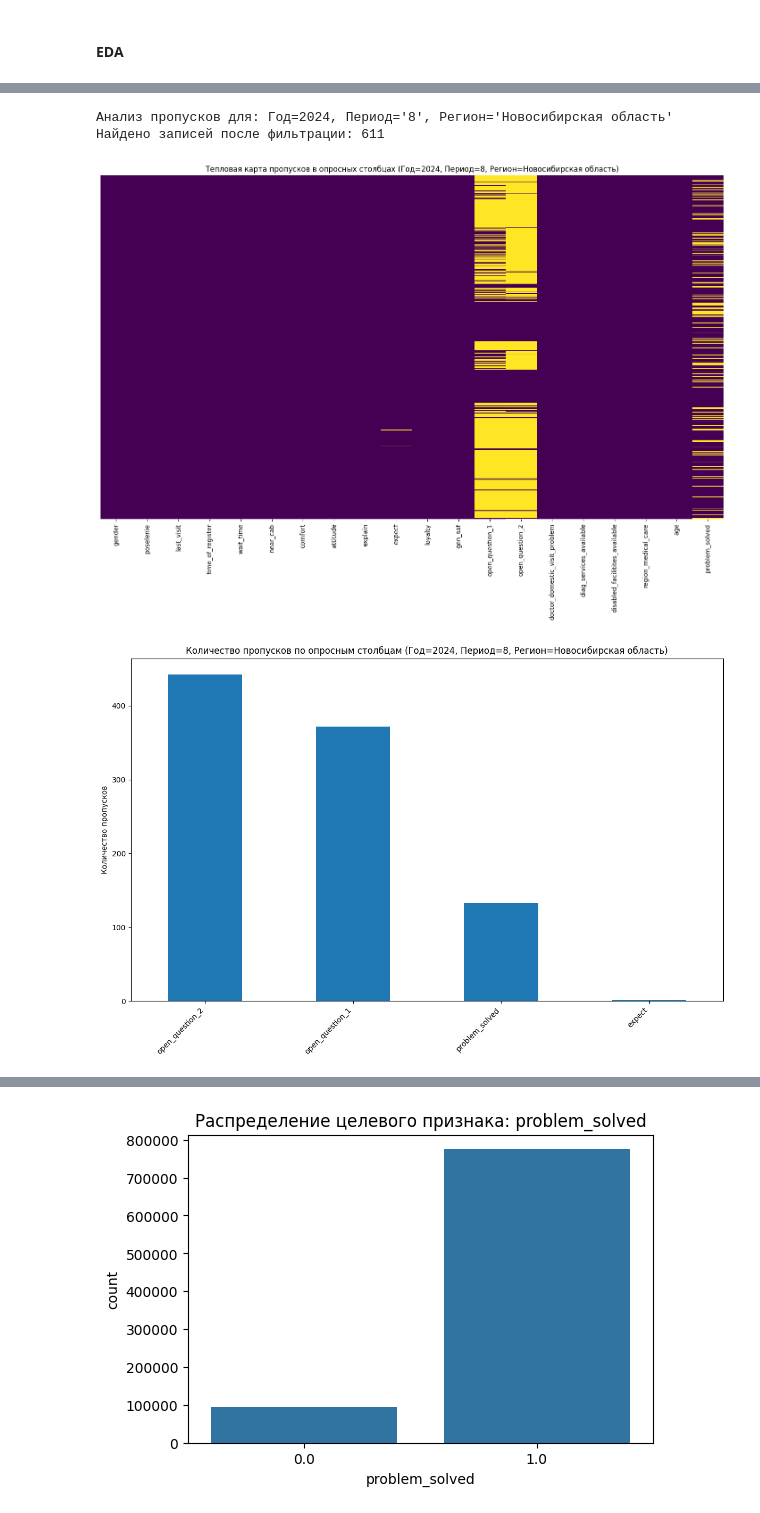
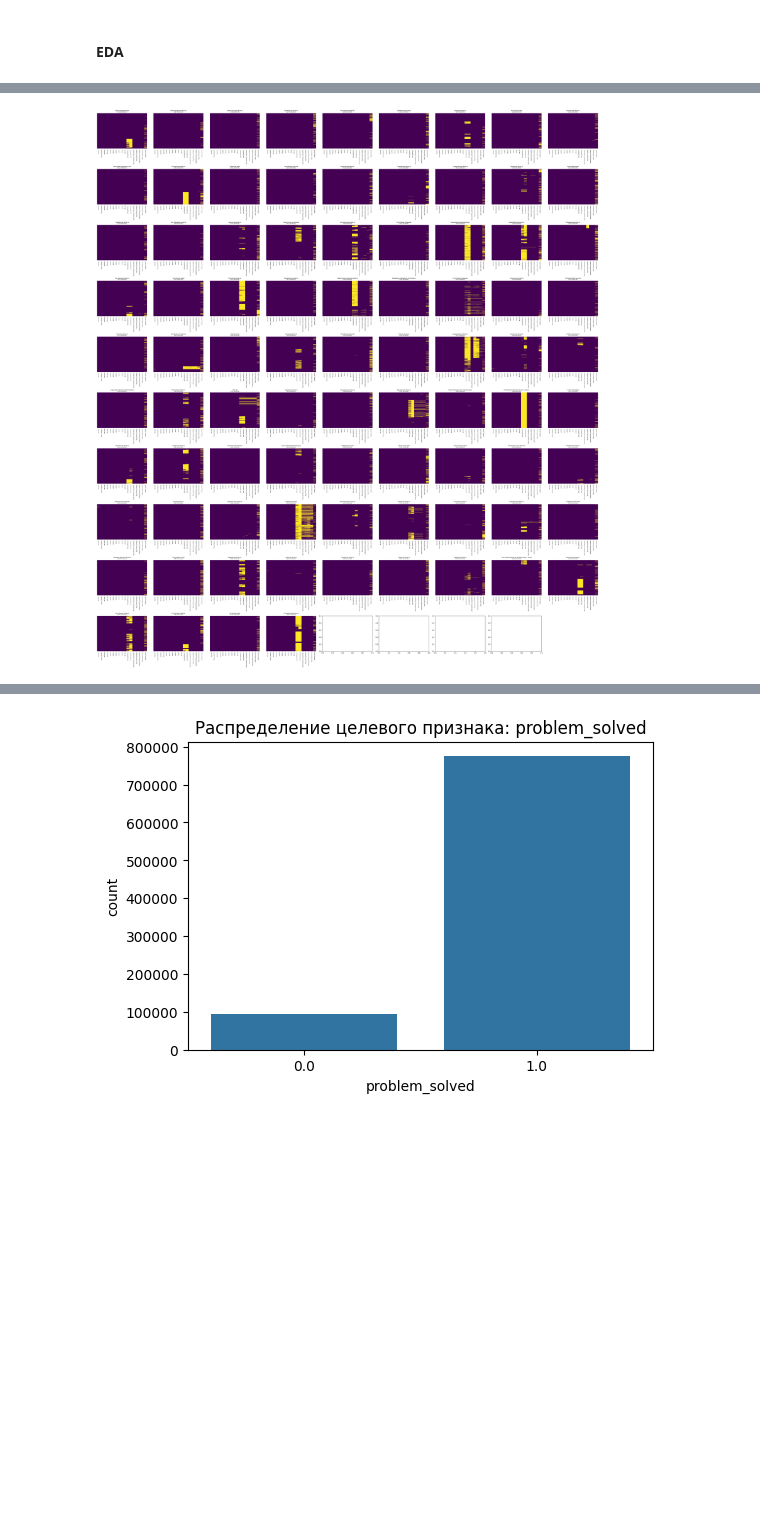
Before and after one commit to nikitazhuikov/Kaggle, a Jupyter notebook: Anketa.ipynb, the cells around one changed output, grey strips where cells are left out. Drawn from its saved outputs; the diff is of its cells as text; code cells hidden in the pictures; blank space fills up the shorter version.

Commit message:
Added all region analysis

```diff
--- a/Anketa.ipynb
+++ b/Anketa.ipynb
@@ -278,47 +275,38 @@ else:
-# %%
-# Фильтрация данных для 2023 года, Декабрь, Московская область
-year_filter_specific = 2024
-period_filter_specific = 8 # Убедитесь, что значение соответствует данным в столбце 'Период'
-region_filter_specific = 'Новосибирская область' # Убедитесь, что значение соответствует данным в столбце 'Регион'
-
-# Предполагается, что df_analysis и survey_cols определены в предыдущей ячейке (cell 12)
-df_filtered_specific = df_analysis[
-    (df_analysis['Календарный_год'] == year_filter_specific) &
-    (df_analysis['Период'] == period_filter_specific) &
-    (df_analysis['Регион'] == region_filter_specific)
-]
-
-print(f"\nАнализ пропусков для: Год={year_filter_specific}, Период='{period_filter_specific}', Регион='{region_filter_specific}'")
-print(f"Найдено записей после фильтрации: {len(df_filtered_specific)}")
-
-if df_filtered_specific.empty:
-    print("Не найдено данных для указанных фильтров. Диаграммы не будут построены.")
-else:
-    # --- 1. Визуализация общего распределения пропусков для отфильтрованных данных ---
-    plt.figure(figsize=(18, 10))
-    sns.heatmap(df_filtered_specific[survey_cols].isnull(), cbar=False, cmap='viridis', yticklabels=False)
-    plt.title(f'Тепловая карта пропусков в опросных столбцах (Год={year_filter_specific}, Период={period_filter_specific}, Регион={region_filter_specific})')
-    plt.show()
-
-    # --- 2. Визуализация количества пропусков по столбцам для отфильтрованных данных ---
-    missing_counts_specific = df_filtered_specific[survey_cols].isnull().sum().sort_values(ascending=False)
-    missing_counts_specific = missing_counts_specific[missing_counts_specific > 0] # Только столбцы с пропусками
-
-    if not missing_counts_specific.empty:
-        plt.figure(figsize=(12, 8))
-        missing_counts_specific.plot(kind='bar')
-        plt.title(f'Количество пропусков по опросным столбцам (Год={year_filter_specific}, Период={period_filter_specific}, Регион={region_filter_specific})')
-        plt.ylabel('Количество пропусков')
-        plt.xticks(rotation=45, ha="right")
-        plt.tight_layout()
-        plt.show()
-    else:
-        print(f"Пропусков в опросных столбцах для указанных фильтров (Год={year_filter_specific}, Период={period_filter_specific}, Регион={region_filter_specific}) не найдено.")
-# %% [output]
-Анализ пропусков для: Год=2024, Период='8', Регион='Новосибирская область'
-Найдено записей после фильтрации: 611
-[figure, removed]
-[figure, removed]
+# %%
+# Посмотрим на отдельные регионы
+# Получаем список уникальных регионов
+unique_regions = df_analysis['Регион'].unique()
+year_filter_specific = 2023
+period_filter_specific = 4
+# Создаем сетку 10x9 для тепловых карт
+fig, axes = plt.subplots(10, 9, figsize=(45, 50))
+axes = axes.flatten()
+
+# Создаем тепловые карты для каждого региона
+for idx, region in enumerate(unique_regions):
+    df_filtered_region = df_analysis[
+        (df_analysis['Календарный_год'] == year_filter_specific) &
+        (df_analysis['Период'] == period_filter_specific) &
+        (df_analysis['Регион'] == region)
+    ]
+
+    if len(df_filtered_region) > 0:
+        sns.heatmap(df_filtered_region[survey_cols].isnull(),
+                   cbar=False,
+                   cmap='viridis',
+                   yticklabels=False,
+                   ax=axes[idx])
+        axes[idx].set_title(f'{region}\n({len(df_filtered_region)} записей)', fontsize=8)
+        axes[idx].tick_params(axis='x', labelsize=6)
+
+# Удаляем пустые подграфики
+for idx in range(len(unique_regions), len(axes)):
+    fig.delaxes(axes[idx])
+
+plt.tight_layout()
+plt.show()
+# %% [output]
+[figure, added]
 # %%
 # --- 3. Выявление и визуализация "полностью пустых" строк ---
 df_analysis['missing_in_survey_cols'] = df_analysis[survey_cols].isnull().sum(axis=1)
```
Also changed, not shown: parts of 10 cells of this notebook.
